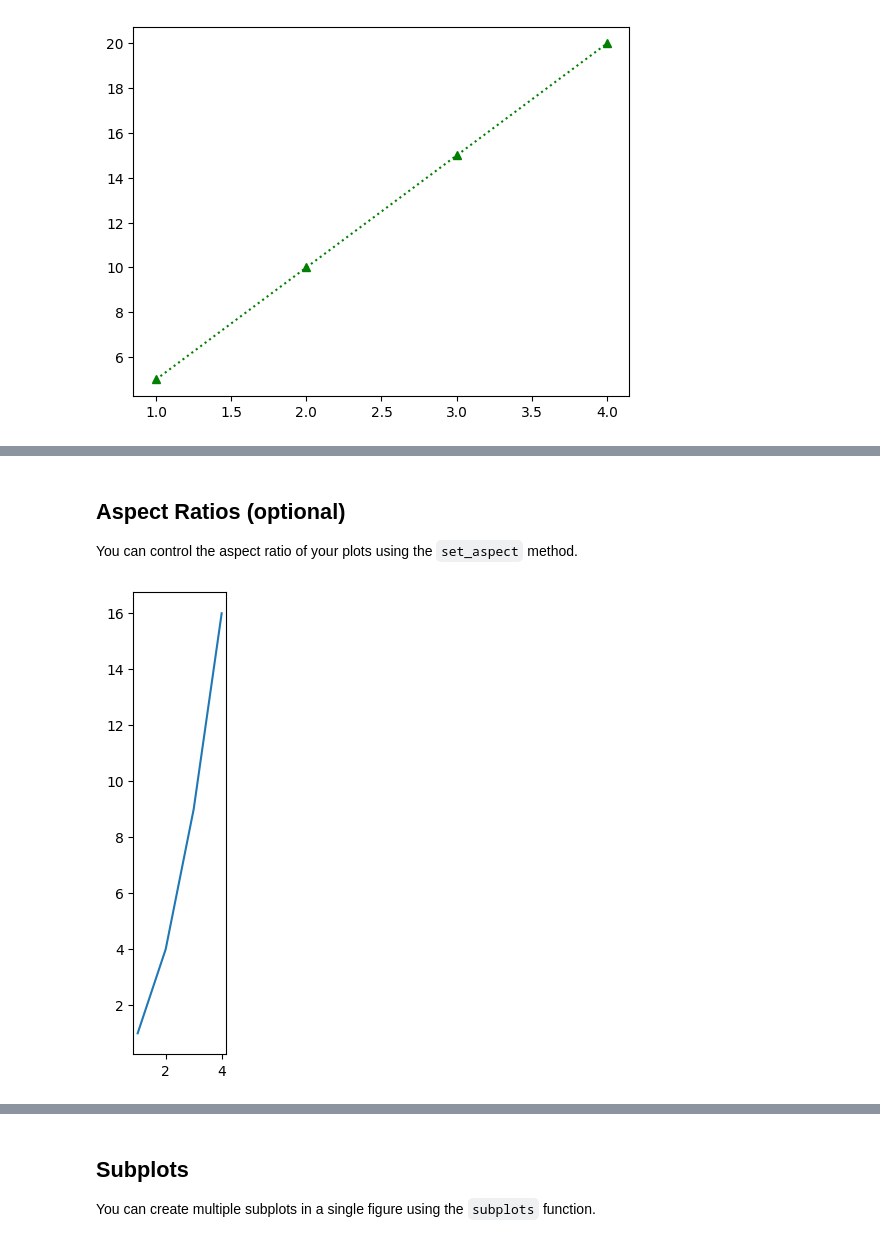
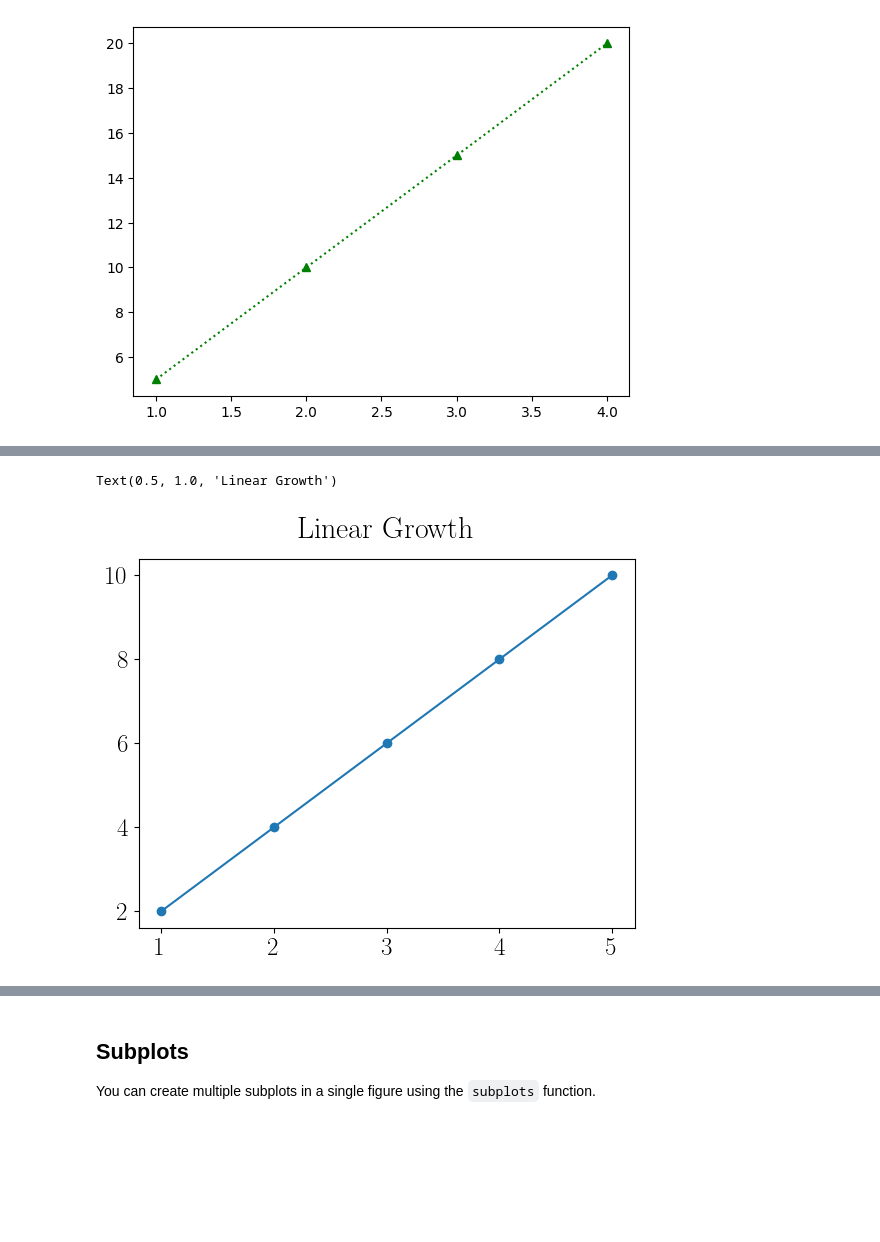
Before and after one commit to intensivedatacomp/WignerCamp2026, a Jupyter notebook: BasicProgramming/matplotlib_basics_solutions.ipynb, the cells around one changed output, grey strips where cells are left out. Drawn from its saved outputs; the diff is of its cells as text; code cells hidden in the pictures; blank space fills up the shorter version.

```diff
--- a/BasicProgramming/matplotlib_basics_solutions.ipynb
+++ b/BasicProgramming/matplotlib_basics_solutions.ipynb
@@ -70,0 +61,15 @@ plt.yscale('log')
+# %%
+# Example: configuring LaTeX fonts
+plt.rcParams.update({
+    "text.usetex": True,
+    "font.family": "serif",
+    "font.size": 25
+})
+
+x = [1, 2, 3, 4]
+y = [10, 20, 25, 30]
+
+plt.plot(x, y, marker='o')
+plt.title(r'$\sin(x)$ with \LaTeX{} font')
+plt.xlabel(r'$x$ (a. u.)')
+plt.ylabel(r'$y$ (a. u.)')
@@ -70,0 +86,14 @@ plt.yscale('log')
+# %%
+# Task 2 Solution
+plt.rcParams.update({
+    "text.usetex": True,
+    "font.family": "serif",
+    "font.size": 18
+})
+
+x = [0, 1, 2, 3, 4]
+y = [0, 1, 4, 9, 16]
+
+plt.plot(x, y, marker='o')
+plt.xlabel("$t$ (s)")
+plt.ylabel("$t^2$ (s$^2$)")
@@ -87,13 +151,10 @@ plt.yscale('log')
-# %% [markdown]
-## Aspect Ratios (optional)
-You can control the aspect ratio of your plots using the `set_aspect` method.
 # %%
-# Example plot with different aspect ratios
-x = [1, 2, 3, 4]
-y = [1, 4, 9, 16]
+# Task 4 Solution
+x = [1, 2, 3, 4, 5]
+y = [2, 4, 6, 8, 10]
 
-plt.figure(figsize=(6, 6))
-plt.plot(x, y)
-plt.gca().set_aspect('equal')
+plt.plot(x, y, marker='o')
+plt.title('Linear Growth', pad=15)
 # %% [output]
+Text(0.5, 1.0, 'Linear Growth')
-[figure, old version]
+[figure, new version]
```
Also changed, not shown: parts of 29 cells of this notebook, 1 other file.
